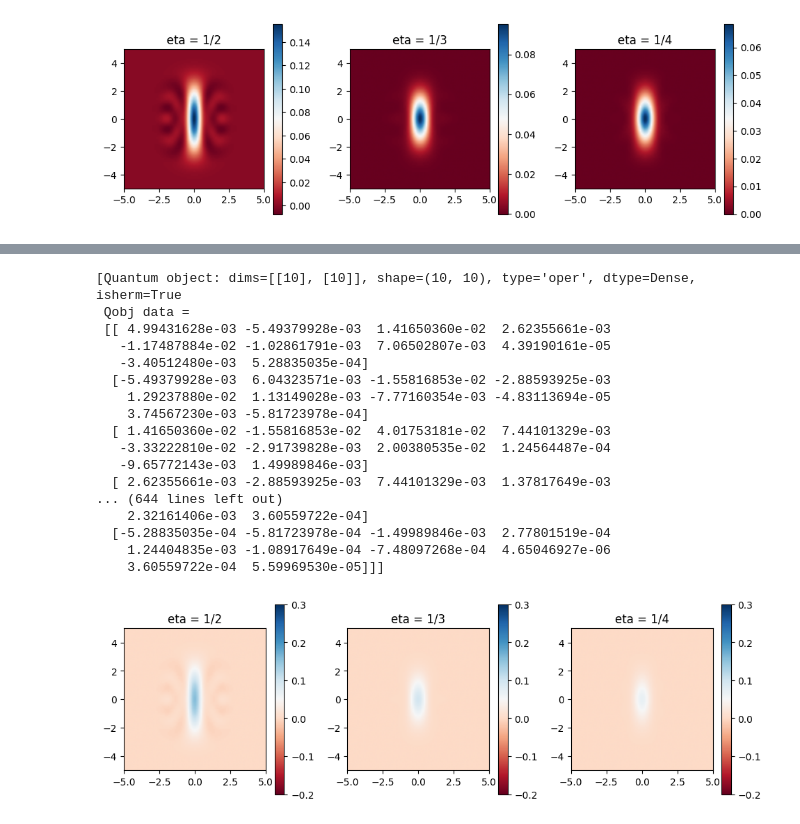
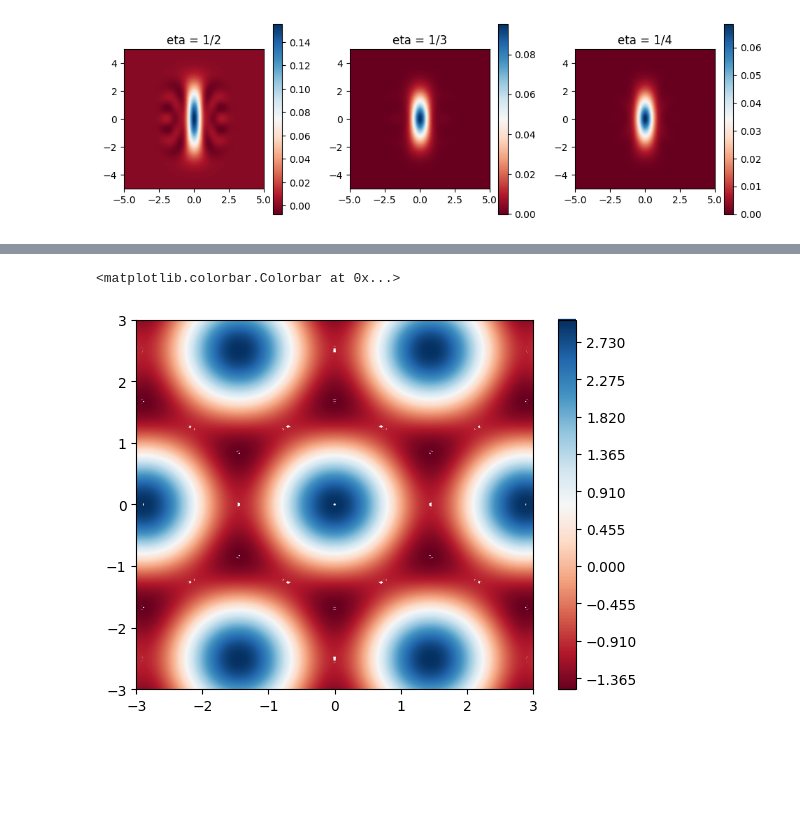
Before and after one commit to lhdarboe/Quantum-Information-Science-Project, a Jupyter notebook: SCS_livia-kopi 2.ipynb, the cells around one changed output, grey strips where cells are left out. Cells and saved outputs as stored; diff of their text form; code cells hidden in the pictures; blank space fills up the shorter version.

```diff
--- a/SCS_livia-kopi 2.ipynb
+++ b/SCS_livia-kopi 2.ipynb
@@ -8,7 +8,7 @@ from scipy.integrate import trapezoid
 from qutip import wigner
 from tqdm.auto import tqdm
 # %%
-N = 10 #Hilbert space cutoff per mode
+N = 30 #Hilbert space cutoff per mode
 
 cat_state = (coherent(N,alpha=1) - coherent(N,alpha=-1)).unit()
 
@@ -182,16 +182,10 @@ def cat_breeding(eta_list, N):
     # vacuum projector on mode 2
     vac = basis(N, 0)
     vac_squeezed = squeeze(N, z=np.log(2.2)) * vac
-    p_values = np.linspace(-0.3,0.3,5)
 
-    vac_projectors = []
-    for p in p_values:
-        vac_disp = displace(N, alpha=p) * vac_squeezed
-        vac_DM = vac_disp * vac_disp.dag()
-        vac_full = tensor(qeye(N), vac_DM)
-        vac_projectors.append(vac_full)
+    vac_DM = vac_squeezed * vac_squeezed.dag()
 
-    vac_DMp01_full = tensor(qeye(N), vac_DMp01)
+    vac_DM_full = tensor(qeye(N), vac_DM)
 
     # initial cat state
     cat_state = (coherent(N, alpha=1) - coherent(N, alpha=-1)).unit()
@@ -215,11 +209,24 @@ def cat_breeding(eta_list, N):
         cat_out_list.append(cat_out)
 
         # project mode 2 onto squeezed vacuum
-        for p in p_values:
-            projected = (vac_projectors[p] * cat_out * vac_projectors[p].dag()).ptrace(0)
+        projected = (vac_DM_full * cat_out * vac_DM_full.dag()).ptrace(0)
+
+        # normalize
+        projected = projected / projected.tr()
 
         # update for next step
         current_state = projected
         mode_2_list.append(projected)
 
     return mode_2_list, cat_out_list
+# %%
+eta_list = np.arange(2,4)
+cat_states, cat_out_mode12 = cat_breeding(eta_list, N=20)
+
+wigner_cat = []
+wigner_cat12 = []
+
+for i in tqdm(range(len(eta_list)), desc="Computing Wigner functions", unit="iterations"):
+
+        wigner_cat.append(wigner(cat_states[i], x, p))
+        wigner_cat12.append(wigner(cat_out_mode12[i], x, p))
@@ -259,42 +277,24 @@ for i in range(len(vac_projectors)):
     for j in range(len(vac_projectors)):
         p2 = (vac_projectors[j] * rho2_output * vac_projectors[j].dag()).ptrace(0)
         p2_list.append(p2)
-# %%
-p2_list
-# %% [output]
-[Quantum object: dims=[[10], [10]], shape=(10, 10), type='oper', dtype=Dense, isherm=True
- Qobj data =
- [[ 4.99431628e-03 -5.49379928e-03  1.41650360e-02  2.62355661e-03
-   -1.17487884e-02 -1.02861791e-03  7.06502807e-03  4.39190161e-05
-   -3.40512480e-03  5.28835035e-04]
-  [-5.49379928e-03  6.04323571e-03 -1.55816853e-02 -2.88593925e-03
-    1.29237880e-02  1.13149028e-03 -7.77160354e-03 -4.83113694e-05
-    3.74567230e-03 -5.81723978e-04]
-  [ 1.41650360e-02 -1.55816853e-02  4.01753181e-02  7.44101329e-03
-   -3.33222810e-02 -2.91739828e-03  2.00380535e-02  1.24564487e-04
-   -9.65772143e-03  1.49989846e-03]
-  [ 2.62355661e-03 -2.88593925e-03  7.44101329e-03  1.37817649e-03
-... (644 lines left out)
-    2.32161406e-03  3.60559722e-04]
-  [-5.28835035e-04 -5.81723978e-04 -1.49989846e-03  2.77801519e-04
-    1.24404835e-03 -1.08917649e-04 -7.48097268e-04  4.65046927e-06
-    3.60559722e-04  5.59969530e-05]]]
-# %%
-plt.figure(figsize=(16, 12))
-for i in range(len(eta_list)):
-    plt.subplot(4, 5, i + 1)
-    plt.title(f"eta = 1/{eta_list[i]}")
-    plt.imshow(wigner_cat[i], extent=[-5, 5, -5, 5], vmin = -0.2, vmax = 0.3, cmap='RdBu')
-    plt.colorbar()
-plt.tight_layout()
-plt.show()
-# %% [output]
-[figure, removed]
 # %%
 def f_tilde(mu, p1, p2):
-    e1 = (1j * mu * np.sqrt(2/3) * p2)
+    e1 = 1j * mu * np.sqrt(2/3) * p2
     e2 = -1j * mu * 2 * np.sqrt(2/3) * p2
 
-    f = 2 * e1.expm() * np.cos(mu*np.sqrt(2)*p1) + e2.expm()
+    f = 2 * np.exp(e1) * np.cos(mu*np.sqrt(2)*p1) + np.exp(e2)
 
     return f
+
+
+p1_range = np.linspace(-3, 3, 100)
+p2_range = np.linspace(-3, 3, 100)
+P1, P2 = np.meshgrid(p1_range, p2_range)
+mu = np.sqrt(3* np.pi)/2
+F = f_tilde(mu, P1, P2)
+# %%
+plt.contour(P1, P2, F, levels=1000, cmap='RdBu')
+plt.colorbar()
+# %% [output]
+<matplotlib.colorbar.Colorbar at 0x...>
+[figure, added]
```
Also changed, not shown: parts of 1 cell of this notebook.
